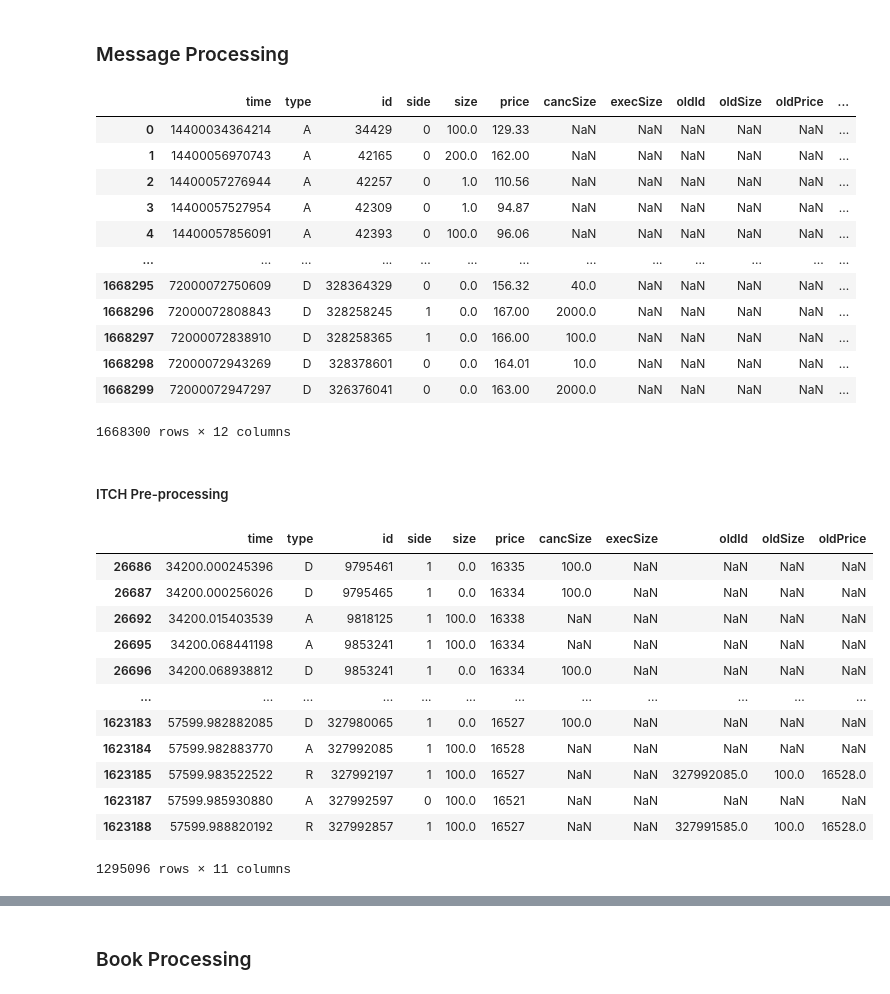
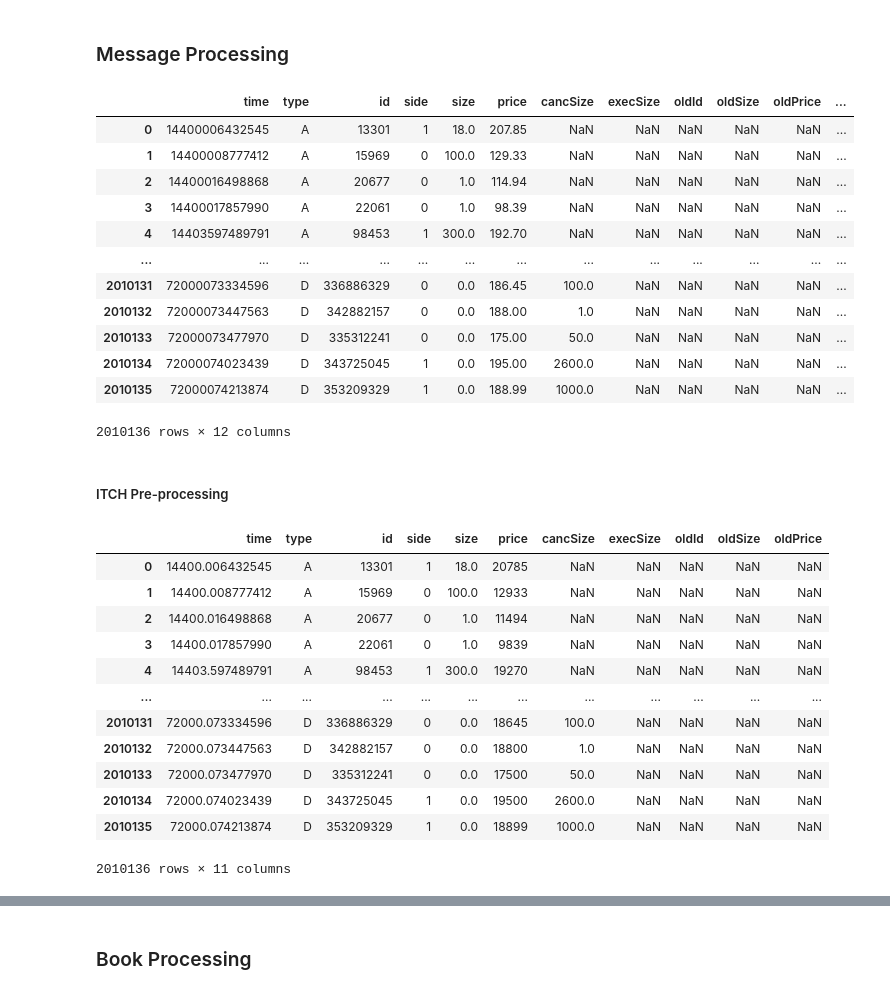
Before and after one commit to kingofguan/MarketGPT, a Jupyter notebook: notebooks/MarketSimT.ipynb, the cells around one changed output, grey strips where cells are left out. Cells and saved outputs as stored; diff of their text form; code cells hidden in the pictures.

```diff
--- a/notebooks/MarketSimT.ipynb
+++ b/notebooks/MarketSimT.ipynb
@@ -41,7 +42,8 @@ Let's setup a few paths! For convenience, we will redirect all the output artefa
 #     --n_tick_range=500
 # %%
 lobster_load_path = parent_folder_path + '/dataset/raw/LOBSTER/'
-itch_load_path = parent_folder_path + '/dataset/raw/ITCH/'
+# itch_load_path = parent_folder_path + '/dataset/raw/ITCH/'
+itch_load_path = parent_folder_path + '/dataset/raw/'
 
 # locate LOBSTER data
 lobster_message_files = sorted(glob(lobster_load_path + '*message*.csv'))
@@ -83,6 +85,9 @@ for m_f, b_f in tqdm(zip(lobster_message_files, lobster_book_files)):
 
 # load ITCH data
 for m_f, b_f in tqdm(zip(itch_message_files, itch_book_files)):
+    if '03272019' not in m_f:
+        continue
+
     print(m_f)
     print(b_f)
 
@@ -229,64 +234,65 @@ ticker
 itch_messages
 # %% [output]
 |  | time | type | id | side | size | price | cancSize | execSize | oldId | oldSize | oldPrice | ... |
-| 0 | 14400034364214 | A | 34429 | 0 | 100.0 | 129.33 | NaN | NaN | NaN | NaN | NaN | ... |
-| 1 | 14400056970743 | A | 42165 | 0 | 200.0 | 162.00 | NaN | NaN | NaN | NaN | NaN | ... |
-| 2 | 14400057276944 | A | 42257 | 0 | 1.0 | 110.56 | NaN | NaN | NaN | NaN | NaN | ... |
-| 3 | 14400057527954 | A | 42309 | 0 | 1.0 | 94.87 | NaN | NaN | NaN | NaN | NaN | ... |
-| 4 | 14400057856091 | A | 42393 | 0 | 100.0 | 96.06 | NaN | NaN | NaN | NaN | NaN | ... |
+| 0 | 14400006432545 | A | 13301 | 1 | 18.0 | 207.85 | NaN | NaN | NaN | NaN | NaN | ... |
+| 1 | 14400008777412 | A | 15969 | 0 | 100.0 | 129.33 | NaN | NaN | NaN | NaN | NaN | ... |
+| 2 | 14400016498868 | A | 20677 | 0 | 1.0 | 114.94 | NaN | NaN | NaN | NaN | NaN | ... |
+| 3 | 14400017857990 | A | 22061 | 0 | 1.0 | 98.39 | NaN | NaN | NaN | NaN | NaN | ... |
+| 4 | 14403597489791 | A | 98453 | 1 | 300.0 | 192.70 | NaN | NaN | NaN | NaN | NaN | ... |
 | ... | ... | ... | ... | ... | ... | ... | ... | ... | ... | ... | ... | ... |
-| 1668295 | 72000072750609 | D | 328364329 | 0 | 0.0 | 156.32 | 40.0 | NaN | NaN | NaN | NaN | ... |
-| 1668296 | 72000072808843 | D | 328258245 | 1 | 0.0 | 167.00 | 2000.0 | NaN | NaN | NaN | NaN | ... |
-| 1668297 | 72000072838910 | D | 328258365 | 1 | 0.0 | 166.00 | 100.0 | NaN | NaN | NaN | NaN | ... |
-| 1668298 | 72000072943269 | D | 328378601 | 0 | 0.0 | 164.01 | 10.0 | NaN | NaN | NaN | NaN | ... |
-| 1668299 | 72000072947297 | D | 326376041 | 0 | 0.0 | 163.00 | 2000.0 | NaN | NaN | NaN | NaN | ... |
+| 2010131 | 72000073334596 | D | 336886329 | 0 | 0.0 | 186.45 | 100.0 | NaN | NaN | NaN | NaN | ... |
+| 2010132 | 72000073447563 | D | 342882157 | 0 | 0.0 | 188.00 | 1.0 | NaN | NaN | NaN | NaN | ... |
+| 2010133 | 72000073477970 | D | 335312241 | 0 | 0.0 | 175.00 | 50.0 | NaN | NaN | NaN | NaN | ... |
+| 2010134 | 72000074023439 | D | 343725045 | 1 | 0.0 | 195.00 | 2600.0 | NaN | NaN | NaN | NaN | ... |
+| 2010135 | 72000074213874 | D | 353209329 | 1 | 0.0 | 188.99 | 1000.0 | NaN | NaN | NaN | NaN | ... |
-1668300 rows × 12 columns
+2010136 rows × 12 columns
 # %% [markdown]
 ##### ITCH Pre-processing
 # %%
-# filter messages that are above a certain level
-filter_above_lvl = 20
-itch_messages, itch_book = itch_preproc.filter_by_lvl(itch_messages, itch_book, filter_above_lvl)
+# # filter messages that are above a certain level
+# filter_above_lvl = 20
+# # itch_book = itch_book.iloc[:, :filter_above_lvl * 4 + 1]
+# itch_messages, itch_book = itch_preproc.filter_by_lvl(itch_messages, itch_book, filter_above_lvl)
 
 # remove mpid field from ITCH data
 itch_messages = itch_messages.drop(columns=['mpid'])
 
 # remove pre-market and after-market hours from ITCH data
-remove_premarket = True # False
-remove_aftermarket = True
+remove_premarket = False # True
+remove_aftermarket = False # True
 
 if remove_premarket:
     itch_messages = itch_messages[itch_messages['time'] >= 34200000000000]
 if remove_aftermarket:
     itch_messages = itch_messages[itch_messages['time'] <= 57600000000000]
 
 # itch_messages = itch_messages[itch_messages['time'] >= 34200000000000]
 # itch_messages = itch_messages[itch_messages['time'] <= 57600000000000]
 
 # format time for pre-processing
 itch_messages['time'] = itch_messages['time'].astype('string')
 itch_messages['time'] = itch_messages['time'].apply(lambda x: '.'.join((x[0:5], x[5:])))
 itch_messages['time'] = itch_messages['time'].apply(lambda x: Decimal(x))
 
 # convert price to pennies from dollars
 itch_messages['price'] = (itch_messages['price'] * 100).astype('int')
 itch_messages['oldPrice'] = (itch_messages['oldPrice'] * 100) # make int after dealing with NaNs
 
 itch_messages
 # %% [output]
 |  | time | type | id | side | size | price | cancSize | execSize | oldId | oldSize | oldPrice |
-| 26686 | 34200.000245396 | D | 9795461 | 1 | 0.0 | 16335 | 100.0 | NaN | NaN | NaN | NaN |
-| 26687 | 34200.000256026 | D | 9795465 | 1 | 0.0 | 16334 | 100.0 | NaN | NaN | NaN | NaN |
-| 26692 | 34200.015403539 | A | 9818125 | 1 | 100.0 | 16338 | NaN | NaN | NaN | NaN | NaN |
-| 26695 | 34200.068441198 | A | 9853241 | 1 | 100.0 | 16334 | NaN | NaN | NaN | NaN | NaN |
-| 26696 | 34200.068938812 | D | 9853241 | 1 | 0.0 | 16334 | 100.0 | NaN | NaN | NaN | NaN |
+| 0 | 14400.006432545 | A | 13301 | 1 | 18.0 | 20785 | NaN | NaN | NaN | NaN | NaN |
+| 1 | 14400.008777412 | A | 15969 | 0 | 100.0 | 12933 | NaN | NaN | NaN | NaN | NaN |
+| 2 | 14400.016498868 | A | 20677 | 0 | 1.0 | 11494 | NaN | NaN | NaN | NaN | NaN |
+| 3 | 14400.017857990 | A | 22061 | 0 | 1.0 | 9839 | NaN | NaN | NaN | NaN | NaN |
+| 4 | 14403.597489791 | A | 98453 | 1 | 300.0 | 19270 | NaN | NaN | NaN | NaN | NaN |
 | ... | ... | ... | ... | ... | ... | ... | ... | ... | ... | ... | ... |
-| 1623183 | 57599.982882085 | D | 327980065 | 1 | 0.0 | 16527 | 100.0 | NaN | NaN | NaN | NaN |
-| 1623184 | 57599.982883770 | A | 327992085 | 1 | 100.0 | 16528 | NaN | NaN | NaN | NaN | NaN |
-| 1623185 | 57599.983522522 | R | 327992197 | 1 | 100.0 | 16527 | NaN | NaN | 327992085.0 | 100.0 | 16528.0 |
-| 1623187 | 57599.985930880 | A | 327992597 | 0 | 100.0 | 16521 | NaN | NaN | NaN | NaN | NaN |
-| 1623188 | 57599.988820192 | R | 327992857 | 1 | 100.0 | 16527 | NaN | NaN | 327991585.0 | 100.0 | 16528.0 |
+| 2010131 | 72000.073334596 | D | 336886329 | 0 | 0.0 | 18645 | 100.0 | NaN | NaN | NaN | NaN |
+| 2010132 | 72000.073447563 | D | 342882157 | 0 | 0.0 | 18800 | 1.0 | NaN | NaN | NaN | NaN |
+| 2010133 | 72000.073477970 | D | 335312241 | 0 | 0.0 | 17500 | 50.0 | NaN | NaN | NaN | NaN |
+| 2010134 | 72000.074023439 | D | 343725045 | 1 | 0.0 | 19500 | 2600.0 | NaN | NaN | NaN | NaN |
+| 2010135 | 72000.074213874 | D | 353209329 | 1 | 0.0 | 18899 | 1000.0 | NaN | NaN | NaN | NaN |
-1295096 rows × 11 columns
+2010136 rows × 11 columns
 # %%
 print("Columns:", list(itch_messages.columns))
 print("Sample:", itch_messages.values[1])
```
Also changed, not shown: parts of 11 cells of this notebook, 2 other files.
